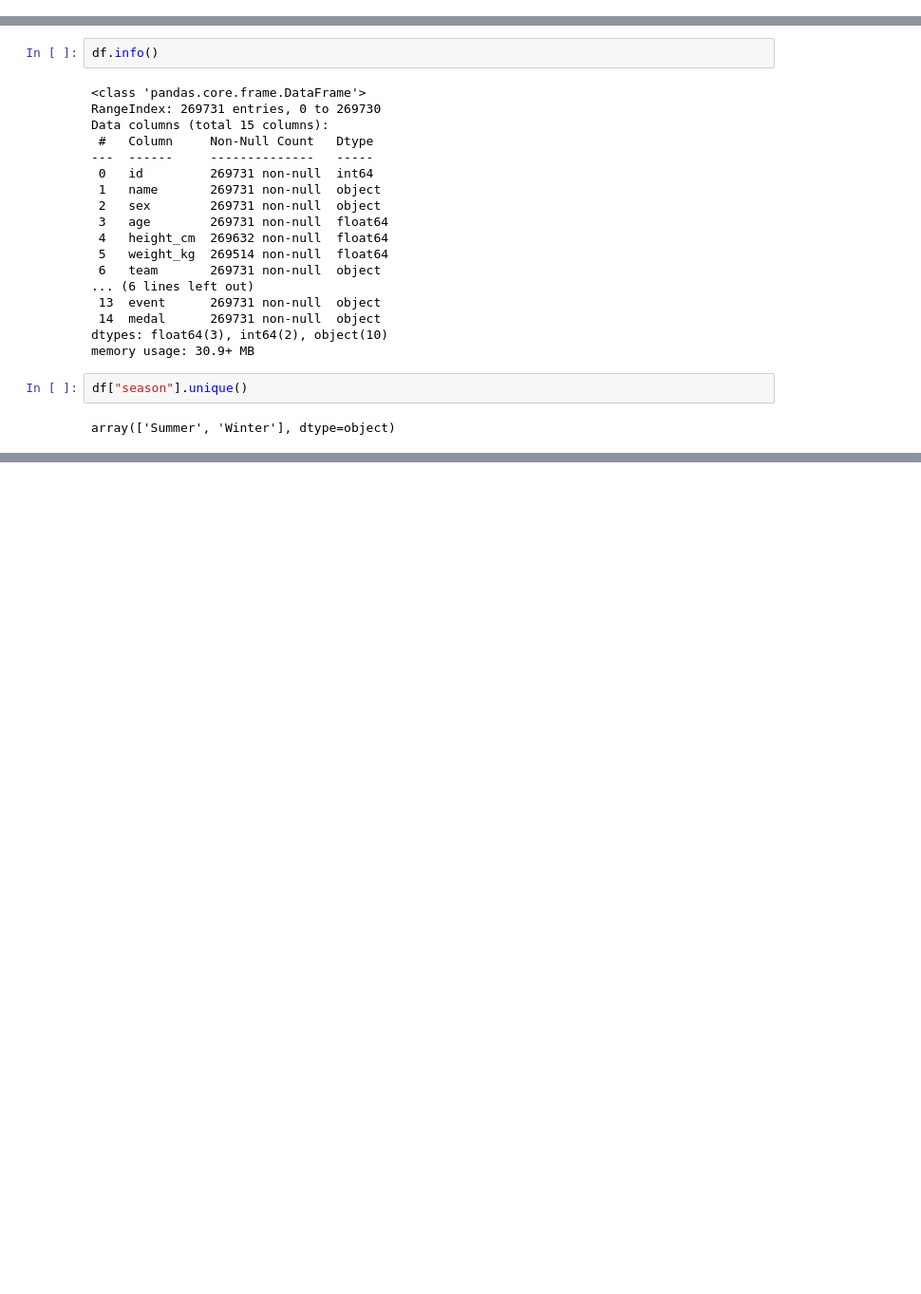
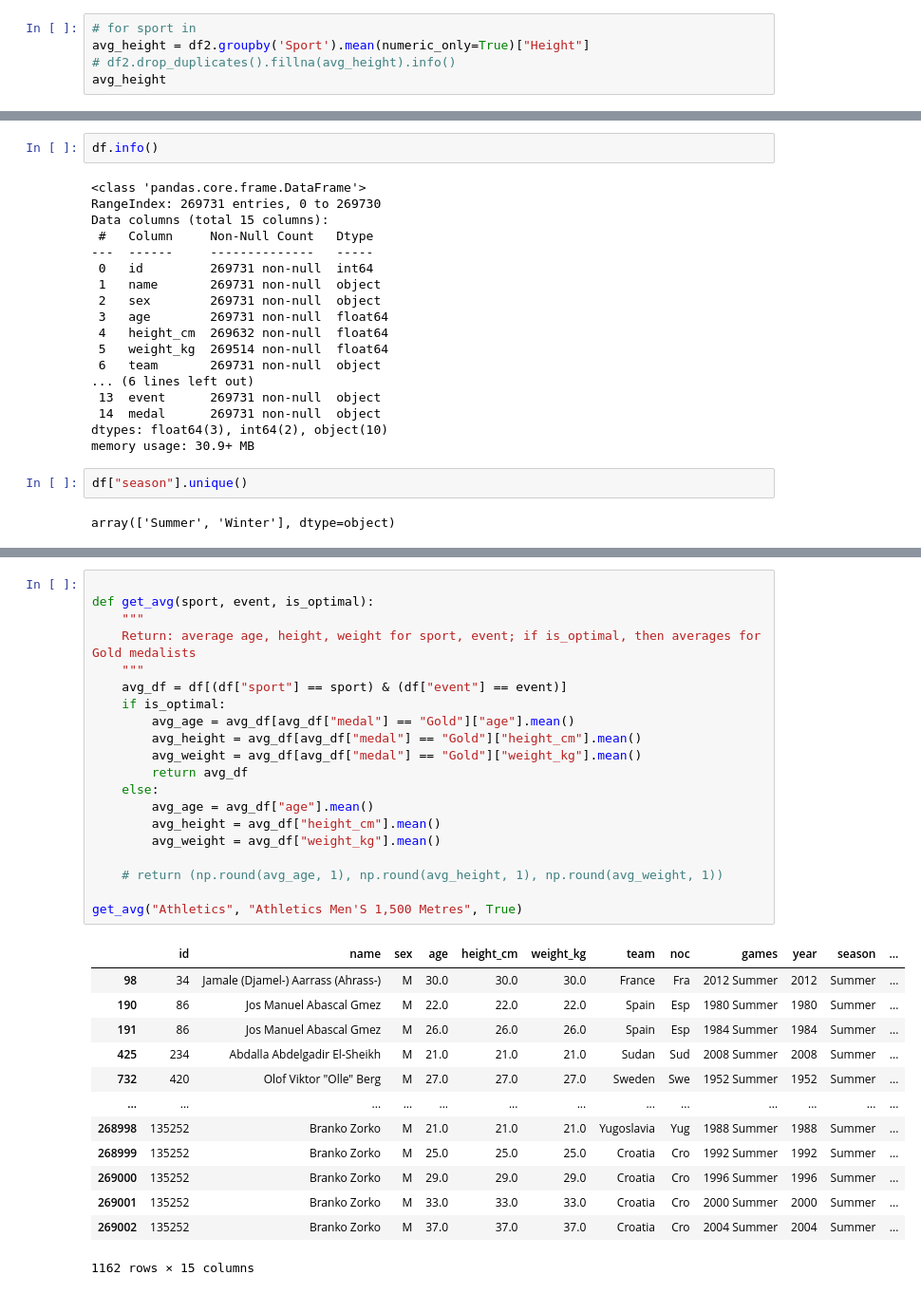
Before and after one commit to RonanD10/capstone-project, a Jupyter notebook: notebooks/exploratory_data_analysis.ipynb, the cells around one changed output, grey strips where cells are left out. Shown at 95% size. Saved outputs shown, nothing was run; the diff lists cells and outputs as text; blank space fills up the shorter version.

```diff
--- a/notebooks/exploratory_data_analysis.ipynb
+++ b/notebooks/exploratory_data_analysis.ipynb
@@ -11,0 +167,5 @@ df = pd.read_csv(file_path)
+# %%
+# for sport in
+avg_height = df2.groupby('Sport').mean(numeric_only=True)["Height"]
+# df2.drop_duplicates().fillna(avg_height).info()
+avg_height
@@ -181,0 +498,34 @@ athletics = summer[summer["sport"] == "Athletics"]
+# %%
+
+def get_avg(sport, event, is_optimal):
+    """
+    Return: average age, height, weight for sport, event; if is_optimal, then averages for Gold medalists
+    """
+    avg_df = df[(df["sport"] == sport) & (df["event"] == event)]
+    if is_optimal:
+        avg_age = avg_df[avg_df["medal"] == "Gold"]["age"].mean()
+        avg_height = avg_df[avg_df["medal"] == "Gold"]["height_cm"].mean()
+        avg_weight = avg_df[avg_df["medal"] == "Gold"]["weight_kg"].mean()
+        return avg_df
+    else:
+        avg_age = avg_df["age"].mean()
+        avg_height = avg_df["height_cm"].mean()
+        avg_weight = avg_df["weight_kg"].mean()
+
+    # return (np.round(avg_age, 1), np.round(avg_height, 1), np.round(avg_weight, 1))
+
+get_avg("Athletics", "Athletics Men'S 1,500 Metres", True)
+# %% [output]
+|  | id | name | sex | age | height_cm | weight_kg | team | noc | games | year | season | ... |
+| 98 | 34 | Jamale (Djamel-) Aarrass (Ahrass-) | M | 30.0 | 30.0 | 30.0 | France | Fra | 2012 Summer | 2012 | Summer | ... |
+| 190 | 86 | Jos Manuel Abascal Gmez | M | 22.0 | 22.0 | 22.0 | Spain | Esp | 1980 Summer | 1980 | Summer | ... |
+| 191 | 86 | Jos Manuel Abascal Gmez | M | 26.0 | 26.0 | 26.0 | Spain | Esp | 1984 Summer | 1984 | Summer | ... |
+| 425 | 234 | Abdalla Abdelgadir El-Sheikh | M | 21.0 | 21.0 | 21.0 | Sudan | Sud | 2008 Summer | 2008 | Summer | ... |
+| 732 | 420 | Olof Viktor "Olle" Berg | M | 27.0 | 27.0 | 27.0 | Sweden | Swe | 1952 Summer | 1952 | Summer | ... |
+| ... | ... | ... | ... | ... | ... | ... | ... | ... | ... | ... | ... | ... |
+| 268998 | 135252 | Branko Zorko | M | 21.0 | 21.0 | 21.0 | Yugoslavia | Yug | 1988 Summer | 1988 | Summer | ... |
+| 268999 | 135252 | Branko Zorko | M | 25.0 | 25.0 | 25.0 | Croatia | Cro | 1992 Summer | 1992 | Summer | ... |
+| 269000 | 135252 | Branko Zorko | M | 29.0 | 29.0 | 29.0 | Croatia | Cro | 1996 Summer | 1996 | Summer | ... |
+| 269001 | 135252 | Branko Zorko | M | 33.0 | 33.0 | 33.0 | Croatia | Cro | 2000 Summer | 2000 | Summer | ... |
+| 269002 | 135252 | Branko Zorko | M | 37.0 | 37.0 | 37.0 | Croatia | Cro | 2004 Summer | 2004 | Summer | ... |
+1162 rows × 15 columns
```
Also changed, not shown: parts of 17 cells of this notebook, 11 other files.
